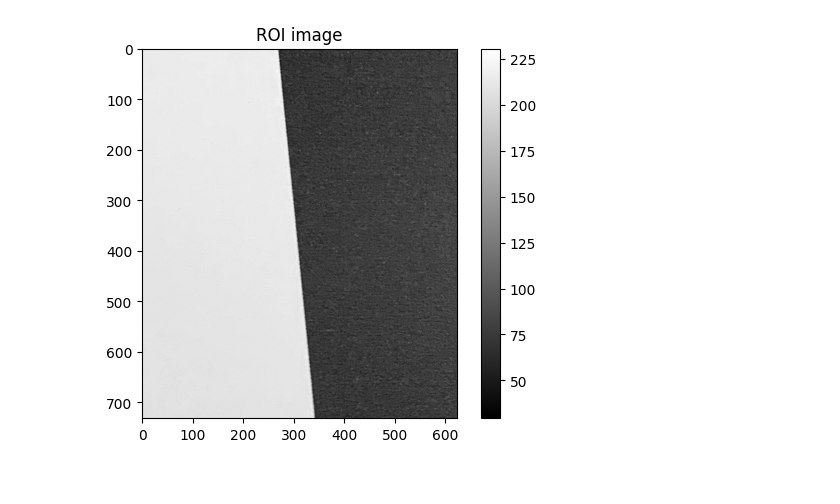
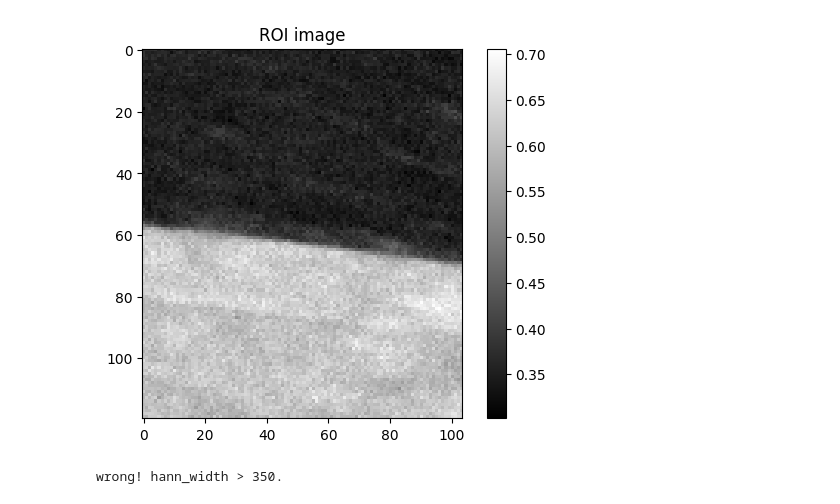
Before and after one commit to lucaswewa/mtf, a Jupyter notebook: quick_mtf.ipynb, the cells around one changed output. Cells and saved outputs as stored; diff of their text form; code cells hidden in the pictures.

Commit message:
use diff_kernel variant

```diff
--- a/quick_mtf.ipynb
+++ b/quick_mtf.ipynb
@@ -12,28 +12,33 @@ verbose = True
 # %%
 # load ROI image
 image = np.load(r"..\quickMTF\sample_hori_edge.npy")
 image = np.load(r"..\quickMTF\sample_vert_edge.npy")
-# image = np.load(r"..\quickMTF\sample.npy")
+image = np.load(r"..\quickMTF\sample.npy")
 # image = np.load(r"C:\Users\Lucas\Desktop\for\for Lucas\sample.npy")
 
 sample = image
 
 if plot:
     mtf.plot_roi_image(image)
 # %% [output]
-[figure, old version]
+[figure, new version]
 # %%
 sfr_settings = cSFRSetttings(
     super_sampling = 8,
     mtf_index = 0.5,
     # diff_kernel = np.array([1, 1, 1, 1, 1, 0.0, -1, -1, -1, -1, -1]) / 10,
-    diff_kernel = np.array([0.5, 0.0, -0.5]),
+    diff_kernel = np.array([0.25, 0.25, 0.0, -0.25, -0.25]),
     diff_offset = 0.0,
-    diff_ft = 2
+    diff_ft = 2,
+
+    conv_kernel=3,
+    win_width=3
 )
 
 sfr = SFR(image, sfr_settings)
 original_roi_info, rotated_roi_info, roi_info, esf_info, lsf_info, mtf_info, status_info = sfr.get_mtf()
+# %% [output]
+wrong! hann_width > 350.
 # %%
 # plot centroids
 
```
Also changed, not shown: parts of 7 cells of this notebook, 1 other file.
